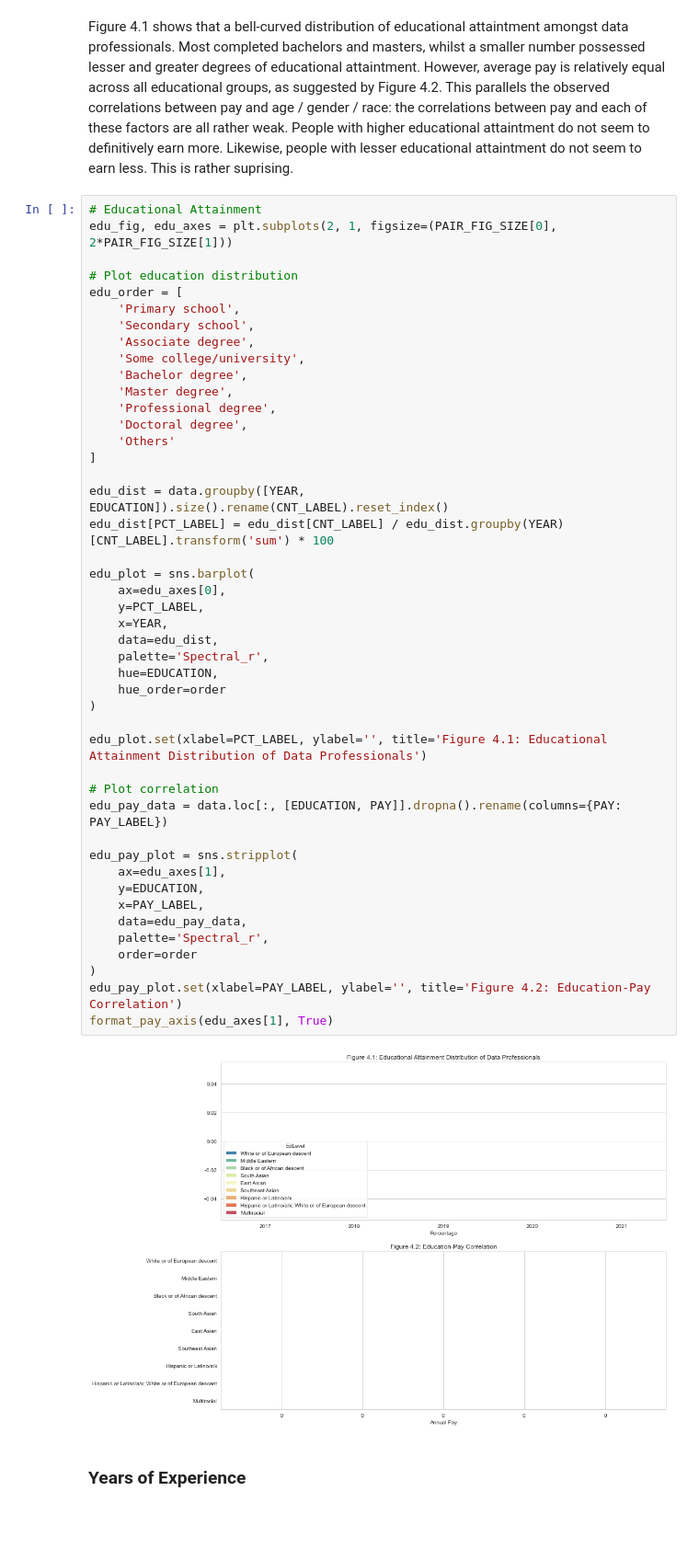
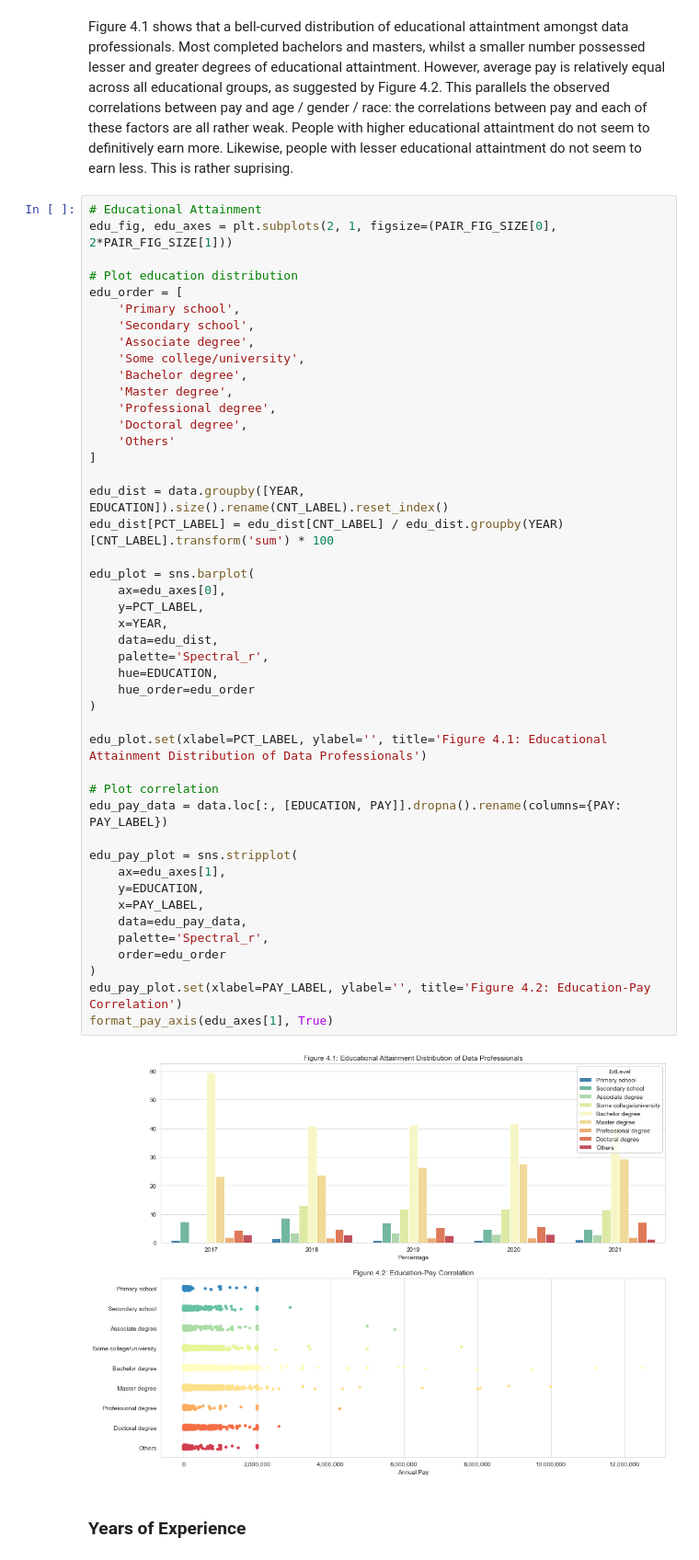
Before and after one commit to potatokim/data-science-demographics-visuals, a Jupyter notebook: main.ipynb, the cells around one changed output. Shown at 92% size. Drawn from its saved outputs; the diff is of its cells as text; blank space fills up the shorter version.

```diff
--- a/main.ipynb
+++ b/main.ipynb
@@ -518,36 +518,36 @@ edu_order = [
     'Others'
 ]
 
 edu_dist = data.groupby([YEAR, EDUCATION]).size().rename(CNT_LABEL).reset_index()
 edu_dist[PCT_LABEL] = edu_dist[CNT_LABEL] / edu_dist.groupby(YEAR)[CNT_LABEL].transform('sum') * 100
 
 edu_plot = sns.barplot(
     ax=edu_axes[0],
     y=PCT_LABEL,
     x=YEAR,
     data=edu_dist,
     palette='Spectral_r',
     hue=EDUCATION,
-    hue_order=order
+    hue_order=edu_order
 )
 
 edu_plot.set(xlabel=PCT_LABEL, ylabel='', title='Figure 4.1: Educational Attainment Distribution of Data Professionals')
 
 # Plot correlation
 edu_pay_data = data.loc[:, [EDUCATION, PAY]].dropna().rename(columns={PAY: PAY_LABEL})
 
 edu_pay_plot = sns.stripplot(
     ax=edu_axes[1],
     y=EDUCATION,
     x=PAY_LABEL,
     data=edu_pay_data,
     palette='Spectral_r',
-    order=order
+    order=edu_order
 )
 edu_pay_plot.set(xlabel=PAY_LABEL, ylabel='', title='Figure 4.2: Education-Pay Correlation')
 format_pay_axis(edu_axes[1], True)
 # %% [output]
-[figure, old version]
+[figure, new version]
 # %% [markdown]
 ### Years of Experience
 # %%
```
Also changed, not shown: parts of 9 cells of this notebook.
